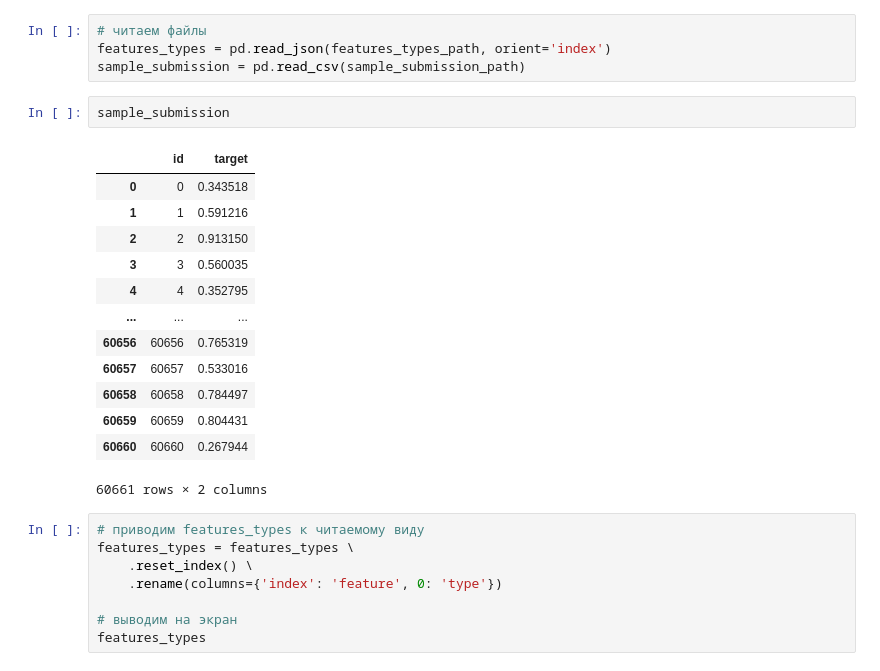
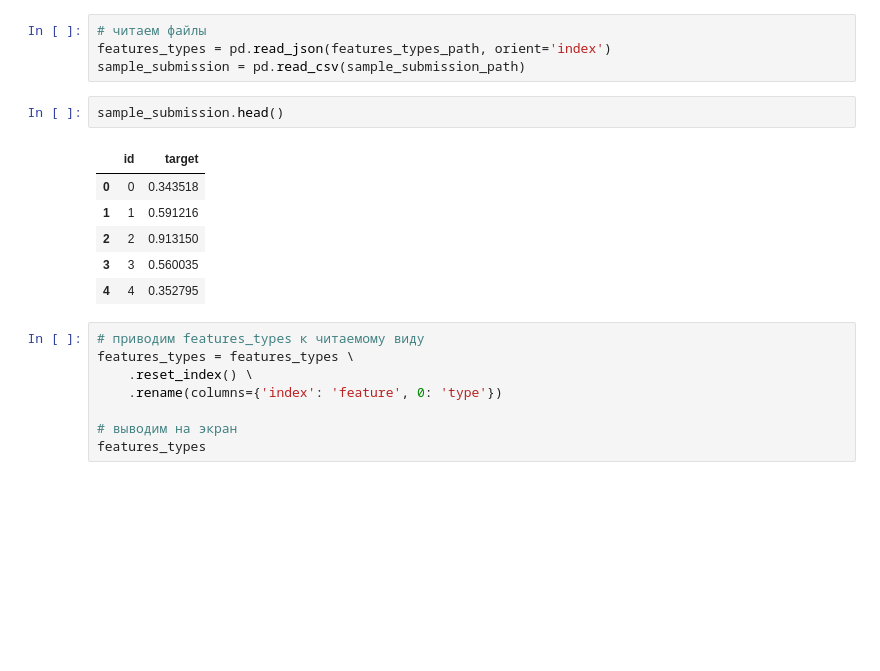
Before and after one commit to YandexhakatonR1/Hakaton_R1, a Jupyter notebook: nikolai_kashirskii/feature_selection/01-kashirskii-feature-selection.ipynb, the cells around one changed output. Cells and saved outputs as stored; diff of their text form; blank space fills up the shorter version.

```diff
--- a/nikolai_kashirskii/feature_selection/01-kashirskii-feature-selection.ipynb
+++ b/nikolai_kashirskii/feature_selection/01-kashirskii-feature-selection.ipynb
@@ -155,21 +156,14 @@ def reshape_corr_matrix(data: pd.DataFrame):
 features_types = pd.read_json(features_types_path, orient='index')
 sample_submission = pd.read_csv(sample_submission_path)
 # %%
-sample_submission
+sample_submission.head()
 # %% [output]
 |  | id | target |
 | 0 | 0 | 0.343518 |
 | 1 | 1 | 0.591216 |
 | 2 | 2 | 0.913150 |
 | 3 | 3 | 0.560035 |
 | 4 | 4 | 0.352795 |
-| ... | ... | ... |
-| 60656 | 60656 | 0.765319 |
-| 60657 | 60657 | 0.533016 |
-| 60658 | 60658 | 0.784497 |
-| 60659 | 60659 | 0.804431 |
-| 60660 | 60660 | 0.267944 |
-60661 rows × 2 columns
 # %%
 # приводим features_types к читаемому виду
 features_types = features_types \
```
Also changed, not shown: parts of 35 cells of this notebook.
